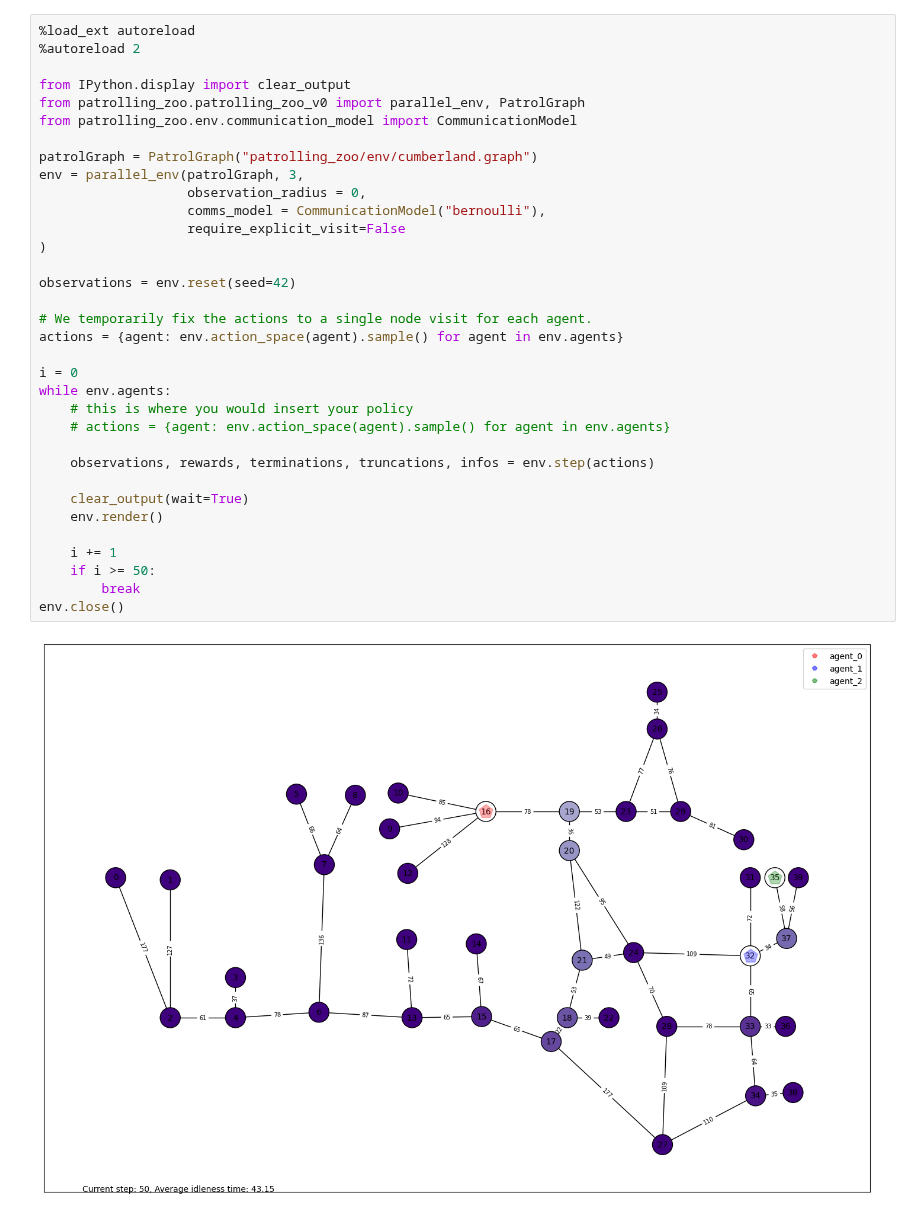
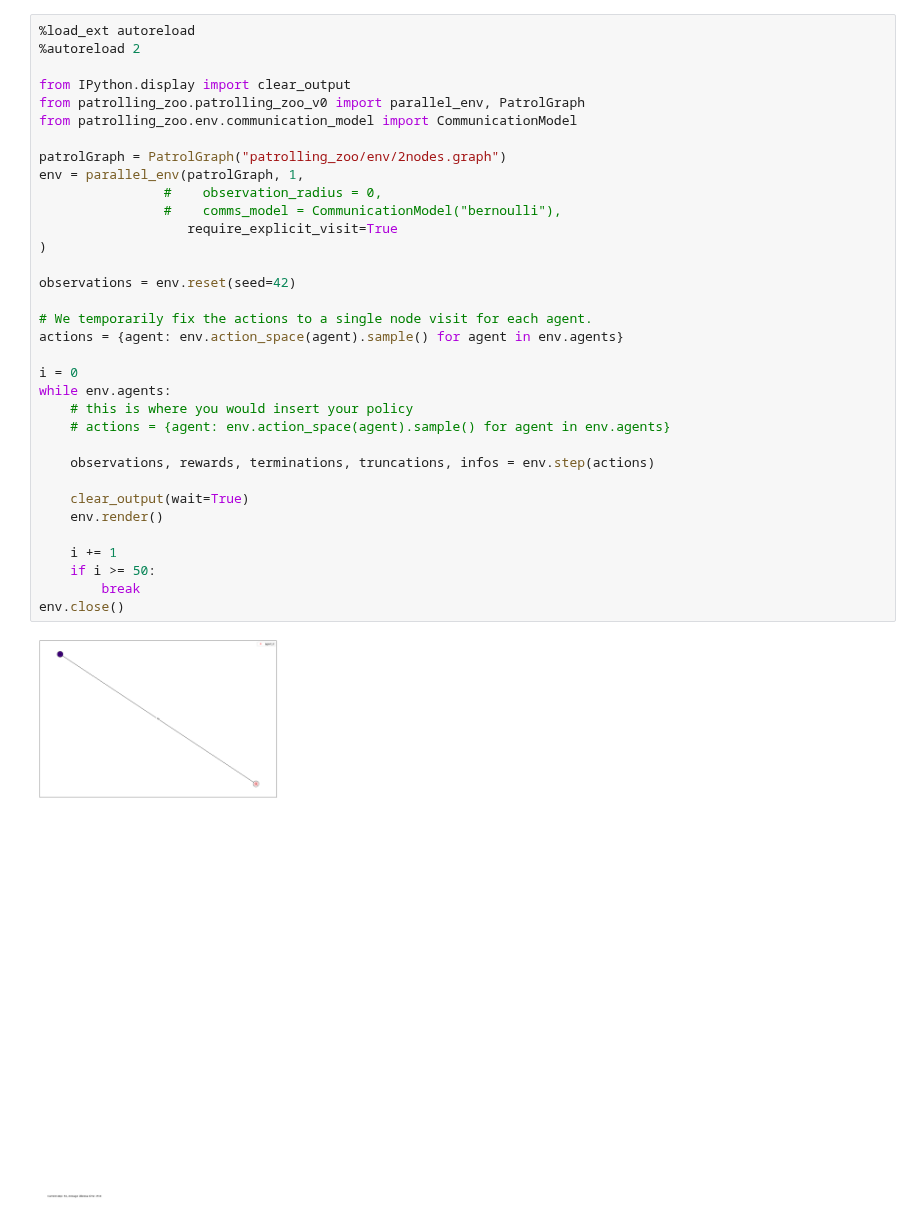
Before and after one commit to NU-IDEAS-Lab/patrolling_zoo, a Jupyter notebook: random_actions.ipynb, the cells around one changed output. Saved outputs shown, nothing was run; the diff lists cells and outputs as text.

Commit message:
Added simple graph for testing.

```diff
--- a/random_actions.ipynb
+++ b/random_actions.ipynb
@@ -1,39 +1,39 @@
 # %%
 %load_ext autoreload
 %autoreload 2
 
 from IPython.display import clear_output
 from patrolling_zoo.patrolling_zoo_v0 import parallel_env, PatrolGraph
 from patrolling_zoo.env.communication_model import CommunicationModel
 
-patrolGraph = PatrolGraph("patrolling_zoo/env/cumberland.graph")
-env = parallel_env(patrolGraph, 3,
-                   observation_radius = 0,
-                   comms_model = CommunicationModel("bernoulli"),
-                   require_explicit_visit=False
+patrolGraph = PatrolGraph("patrolling_zoo/env/2nodes.graph")
+env = parallel_env(patrolGraph, 1,
+                #    observation_radius = 0,
+                #    comms_model = CommunicationModel("bernoulli"),
+                   require_explicit_visit=True
 )
 
 observations = env.reset(seed=42)
 
 # We temporarily fix the actions to a single node visit for each agent.
 actions = {agent: env.action_space(agent).sample() for agent in env.agents}
 
 i = 0
 while env.agents:
     # this is where you would insert your policy
     # actions = {agent: env.action_space(agent).sample() for agent in env.agents}
 
     observations, rewards, terminations, truncations, infos = env.step(actions)
 
     clear_output(wait=True)
     env.render()
 
     i += 1
     if i >= 50:
         break
 env.close()
 # %% [output]
-[figure, old version]
+[figure, new version]
 # %%
 env.observe(env.agents[0])
 # %% [output]
```
Also changed, not shown: parts of 2 cells of this notebook, 1 other file.
